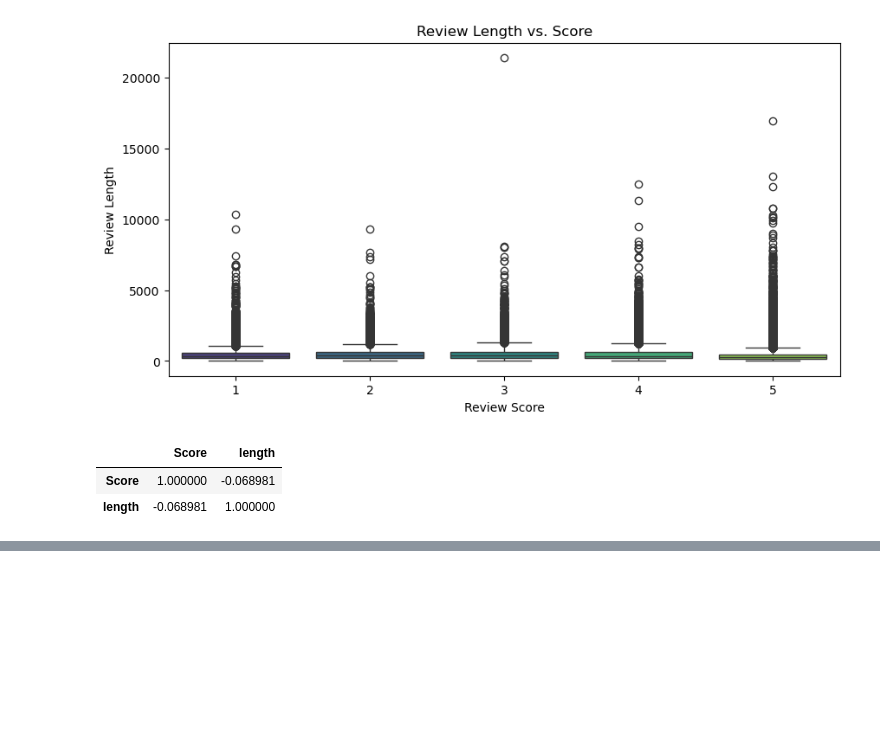
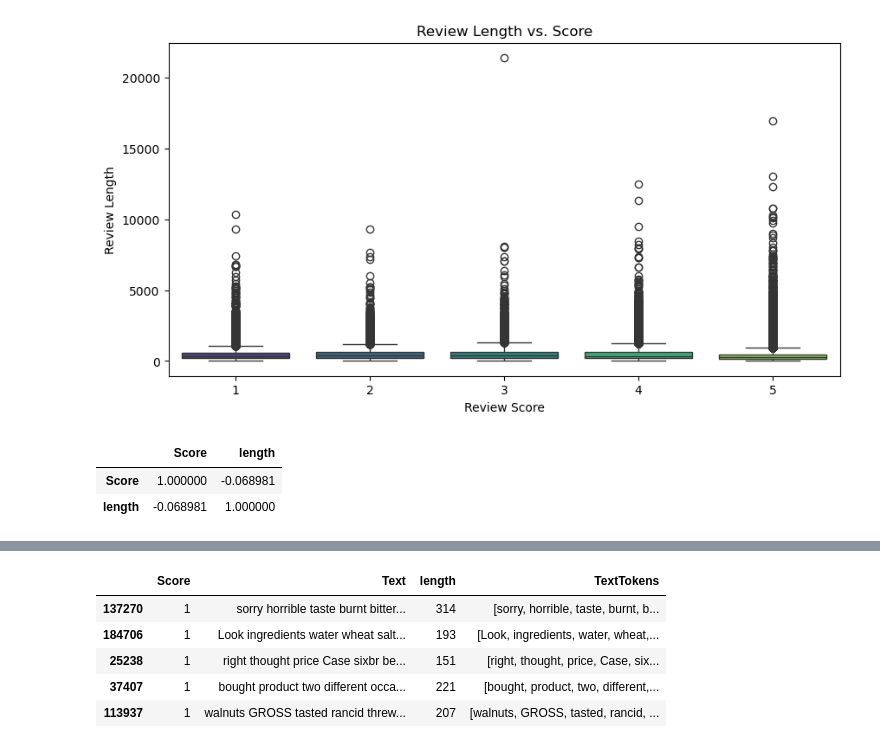
Before and after one commit to GeraintWong/f20aa_cw2, a Jupyter notebook: EDA.ipynb, the cells around one changed output, grey strips where cells are left out. Saved outputs shown, nothing was run; the diff lists cells and outputs as text; code cells hidden in the pictures; blank space fills up the shorter version.

```diff
--- a/EDA.ipynb
+++ b/EDA.ipynb
@@ -97,0 +152,18 @@ train[["Score", "length"]].corr()
+# %%
+import nltk
+from nltk.corpus import stopwords
+import contractions
+
+nltk.download('stopwords') #make sure the stopwords are downloaded.
+
+def expand_and_remove_stopwords(text):
+    expanded_text = contractions.fix(text) #expands the contractions
+    stop_words = set(stopwords.words('english'))
+    words = expanded_text.split()
+    filtered_words = [word for word in words if word.lower() not in stop_words] #make sure words are lower case for comparison.
+    return ' '.join(filtered_words)
+
+one_star_sampled['Text'] = one_star_sampled['Text'].apply(expand_and_remove_stopwords)
+five_star_sampled['Text'] = five_star_sampled['Text'].apply(expand_and_remove_stopwords)
+one_star_sampled.head()
+five_star_sampled.head()
@@ -97,0 +199,9 @@ train[["Score", "length"]].corr()
+# %%
+one_star_sampled.head()
+# %% [output]
+|  | Score | Text | length | TextTokens |
+| 137270 | 1 | sorry horrible taste burnt bitter... | 314 | [sorry, horrible, taste, burnt, b... |
+| 184706 | 1 | Look ingredients water wheat salt... | 193 | [Look, ingredients, water, wheat,... |
+| 25238 | 1 | right thought price Case sixbr be... | 151 | [right, thought, price, Case, six... |
+| 37407 | 1 | bought product two different occa... | 221 | [bought, product, two, different,... |
+| 113937 | 1 | walnuts GROSS tasted rancid threw... | 207 | [walnuts, GROSS, tasted, rancid, ... |
```
Also changed, not shown: parts of 37 cells of this notebook.
